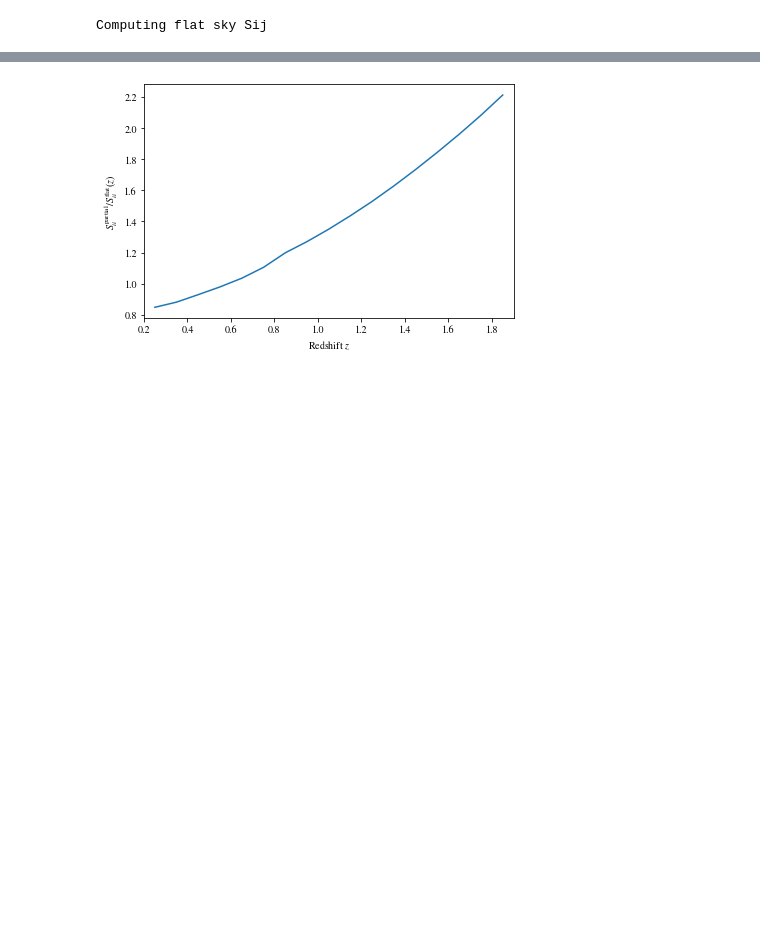
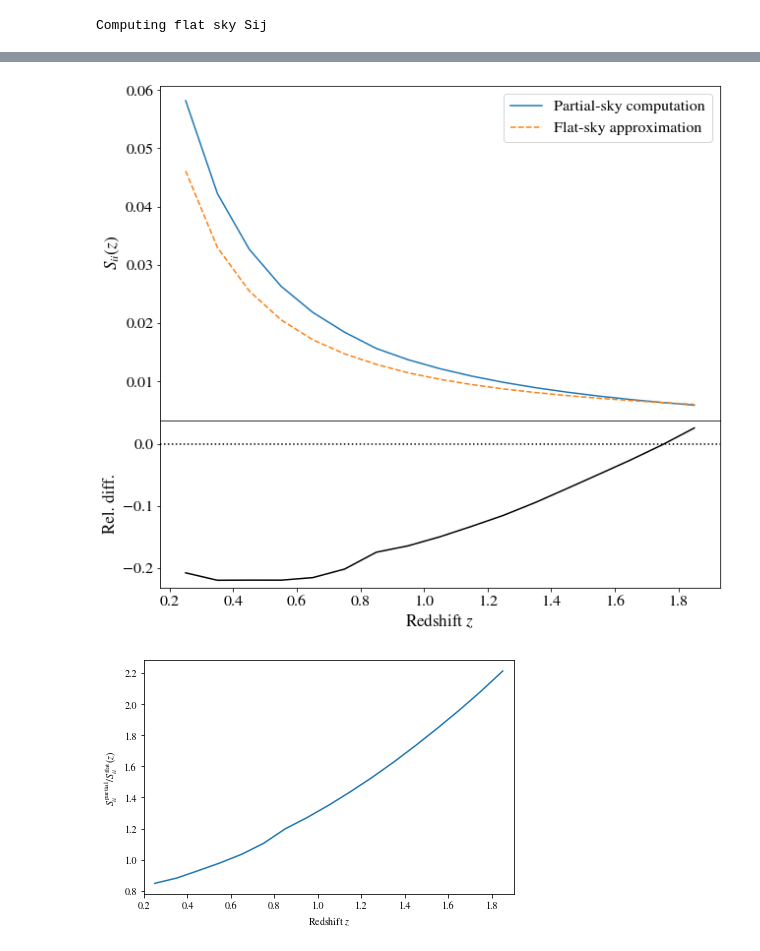
Before and after one commit to fabienlacasa/PySSC, a Jupyter notebook: Partsky_examples.ipynb, the cells around one changed output, grey strips where cells are left out. Cells and saved outputs as stored; diff of their text form; code cells hidden in the pictures; blank space fills up the shorter version.

```diff
--- a/Partsky_examples.ipynb
+++ b/Partsky_examples.ipynb
@@ -1123,3 +1130,20 @@ plt.tight_layout()
+# %%
+fig,axes = plt.subplots(2,1,figsize=(9,8),sharex=True,gridspec_kw={'hspace':0,'height_ratios':(2,1)})
+axes[0].plot(zbins,np.diag(Sijw_part),label='Partial-sky computation')
+axes[0].plot(zbins,np.diag(Sij_flat),label='Flat-sky approximation',ls='--')
+axes[1].plot(zbins,(np.diag(Sij_flat)-np.diag(Sijw_part))/np.diag(Sijw_part),color='k')
+axes[1].axhline(0,color='k',ls=':')
+axes[1].set_xlabel(r'Redshift $z$',fontsize=17)
+axes[0].set_ylabel(r'$S_{ii}(z)$',fontsize=17)
+axes[0].legend(fontsize=16)
+for i in range(0,len(axes)):
+#     axes[i].set_xlabel(r'Redshift bins',fontsize=14)
+    axes[i].tick_params(labelsize=16)
+axes[1].set_ylabel(r'Rel. diff.',fontsize=17)
+fig.tight_layout()
+plt.savefig('flat-sky_1deg_diagonal_terms.png')
+# %% [output]
+[figure, added]
 # %%
 plt.figure()
 plt.plot(zbins,np.diag(Sij_flat)/np.diag(Sijw_part))
```
Also changed, not shown: parts of 11 cells of this notebook, 1 other file.
